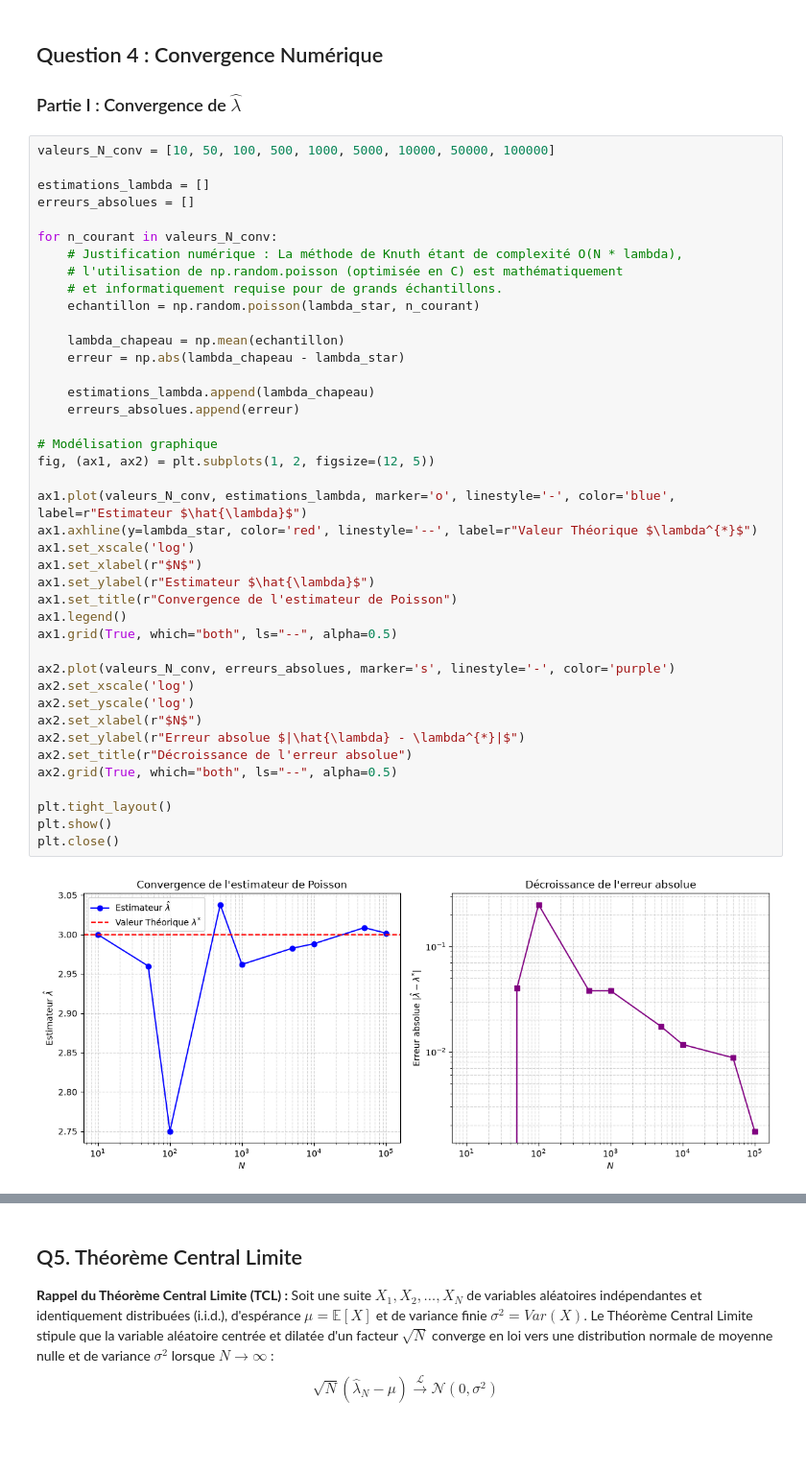
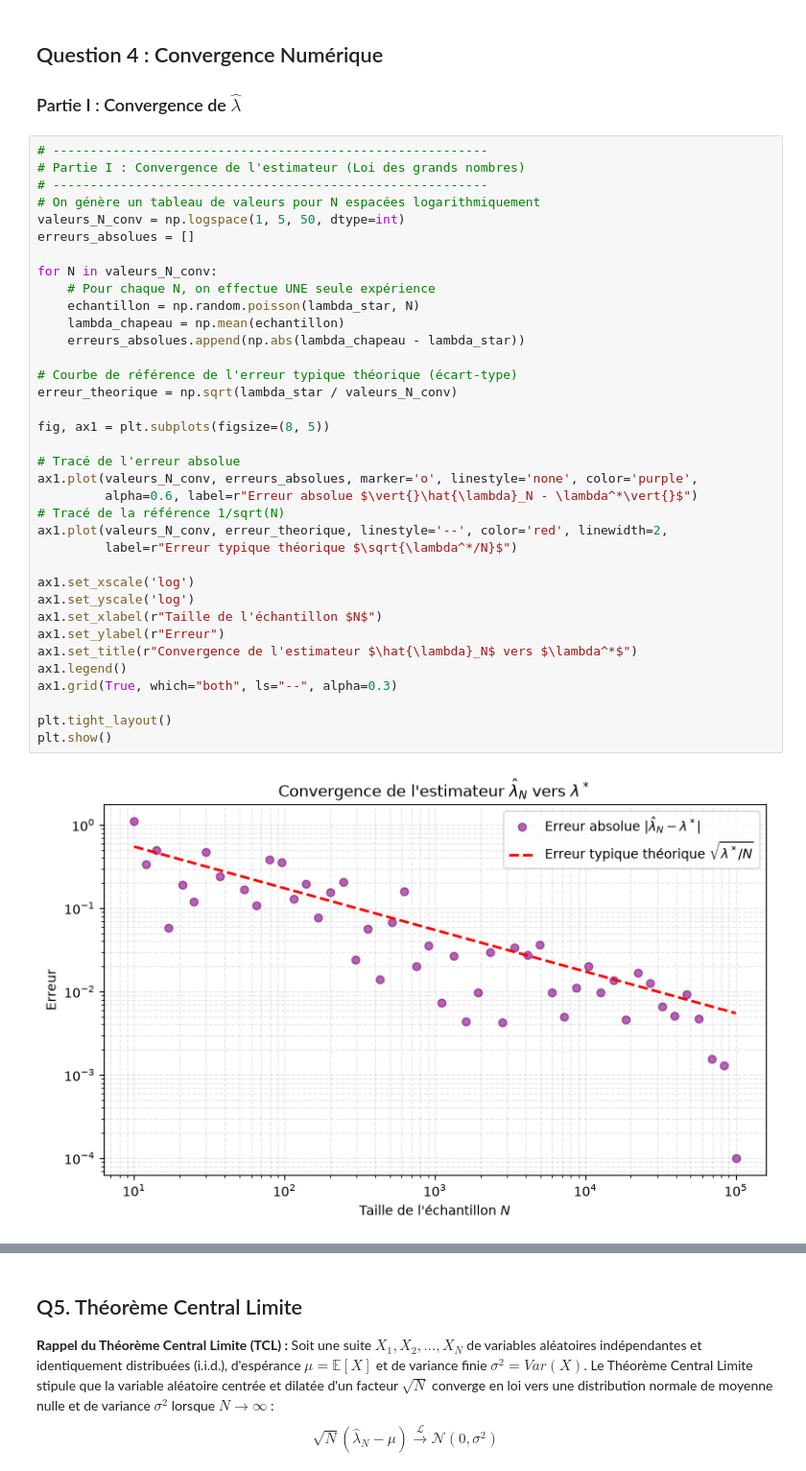
Before and after one commit to Brieucjub/homework1, a Jupyter notebook: homework1_exo2.ipynb, the cells around one changed output, grey strips where cells are left out. Shown at 96% size. Drawn from its saved outputs; the diff is of its cells as text; blank space fills up the shorter version.

Commit message:
erreurs corriges

```diff
--- a/homework1_exo2.ipynb
+++ b/homework1_exo2.ipynb
@@ -155,46 +155,41 @@ $$\sigma_{\hat{\lambda}} = \sqrt{Var(\hat{\lambda}_N)} = \sqrt{\frac{\lambda^*}{
 
 ### Partie I : Convergence de $\hat{\lambda}$
 # %%
-valeurs_N_conv = [10, 50, 100, 500, 1000, 5000, 10000, 50000, 100000]
-
-estimations_lambda = []
+# ----------------------------------------------------------
+# Partie I : Convergence de l'estimateur (Loi des grands nombres)
+# ----------------------------------------------------------
+# On génère un tableau de valeurs pour N espacées logarithmiquement
+valeurs_N_conv = np.logspace(1, 5, 50, dtype=int)
 erreurs_absolues = []
 
-for n_courant in valeurs_N_conv:
-    # Justification numérique : La méthode de Knuth étant de complexité O(N * lambda),
-    # l'utilisation de np.random.poisson (optimisée en C) est mathématiquement
-    # et informatiquement requise pour de grands échantillons.
-    echantillon = np.random.poisson(lambda_star, n_courant)
+for N in valeurs_N_conv:
+    # Pour chaque N, on effectue UNE seule expérience
+    echantillon = np.random.poisson(lambda_star, N)
+    lambda_chapeau = np.mean(echantillon)
+    erreurs_absolues.append(np.abs(lambda_chapeau - lambda_star))
 
-    lambda_chapeau = np.mean(echantillon)
-    erreur = np.abs(lambda_chapeau - lambda_star)
+# Courbe de référence de l'erreur typique théorique (écart-type)
+erreur_theorique = np.sqrt(lambda_star / valeurs_N_conv)
 
-    estimations_lambda.append(lambda_chapeau)
-    erreurs_absolues.append(erreur)
+fig, ax1 = plt.subplots(figsize=(8, 5))
 
-# Modélisation graphique
-fig, (ax1, ax2) = plt.subplots(1, 2, figsize=(12, 5))
+# Tracé de l'erreur absolue
+ax1.plot(valeurs_N_conv, erreurs_absolues, marker='o', linestyle='none', color='purple',
+         alpha=0.6, label=r"Erreur absolue $\vert{}\hat{\lambda}_N - \lambda^*\vert{}$")
+# Tracé de la référence 1/sqrt(N)
+ax1.plot(valeurs_N_conv, erreur_theorique, linestyle='--', color='red', linewidth=2,
+         label=r"Erreur typique théorique $\sqrt{\lambda^*/N}$")
 
-ax1.plot(valeurs_N_conv, estimations_lambda, marker='o', linestyle='-', color='blue', label=r"Estimateur $\hat{\lambda}$")
-ax1.axhline(y=lambda_star, color='red', linestyle='--', label=r"Valeur Théorique $\lambda^{*}$")
 ax1.set_xscale('log')
-ax1.set_xlabel(r"$N$")
-ax1.set_ylabel(r"Estimateur $\hat{\lambda}$")
-ax1.set_title(r"Convergence de l'estimateur de Poisson")
+ax1.set_yscale('log')
+ax1.set_xlabel(r"Taille de l'échantillon $N$")
+ax1.set_ylabel(r"Erreur")
+ax1.set_title(r"Convergence de l'estimateur $\hat{\lambda}_N$ vers $\lambda^*$")
 ax1.legend()
-ax1.grid(True, which="both", ls="--", alpha=0.5)
-
-ax2.plot(valeurs_N_conv, erreurs_absolues, marker='s', linestyle='-', color='purple')
-ax2.set_xscale('log')
-ax2.set_yscale('log')
-ax2.set_xlabel(r"$N$")
-ax2.set_ylabel(r"Erreur absolue $|\hat{\lambda} - \lambda^{*}|$")
-ax2.set_title(r"Décroissance de l'erreur absolue")
-ax2.grid(True, which="both", ls="--", alpha=0.5)
+ax1.grid(True, which="both", ls="--", alpha=0.3)
 
 plt.tight_layout()
 plt.show()
-plt.close()
 # %% [output]
-[figure, old version]
+[figure, new version]
 # %% [markdown]
```
Also changed, not shown: parts of 10 cells of this notebook.
